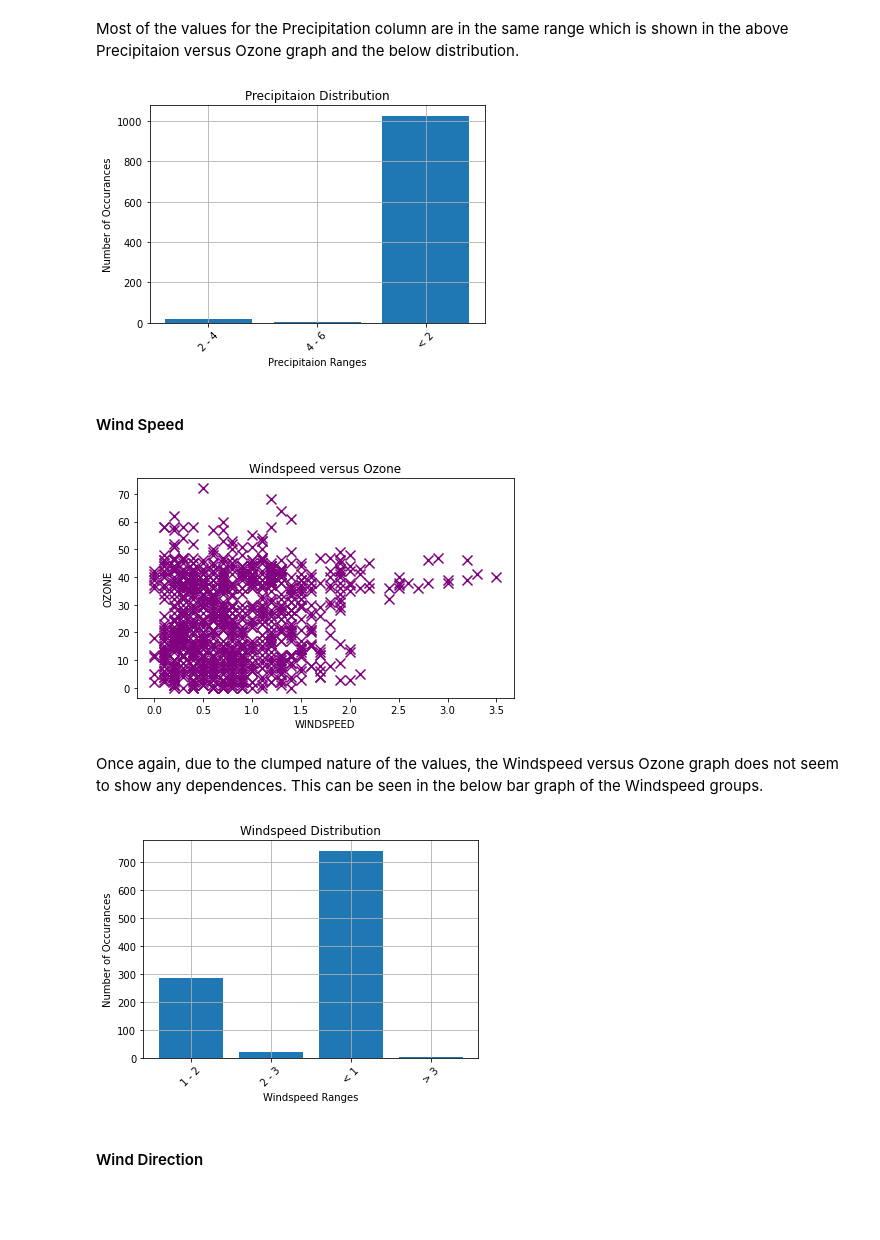
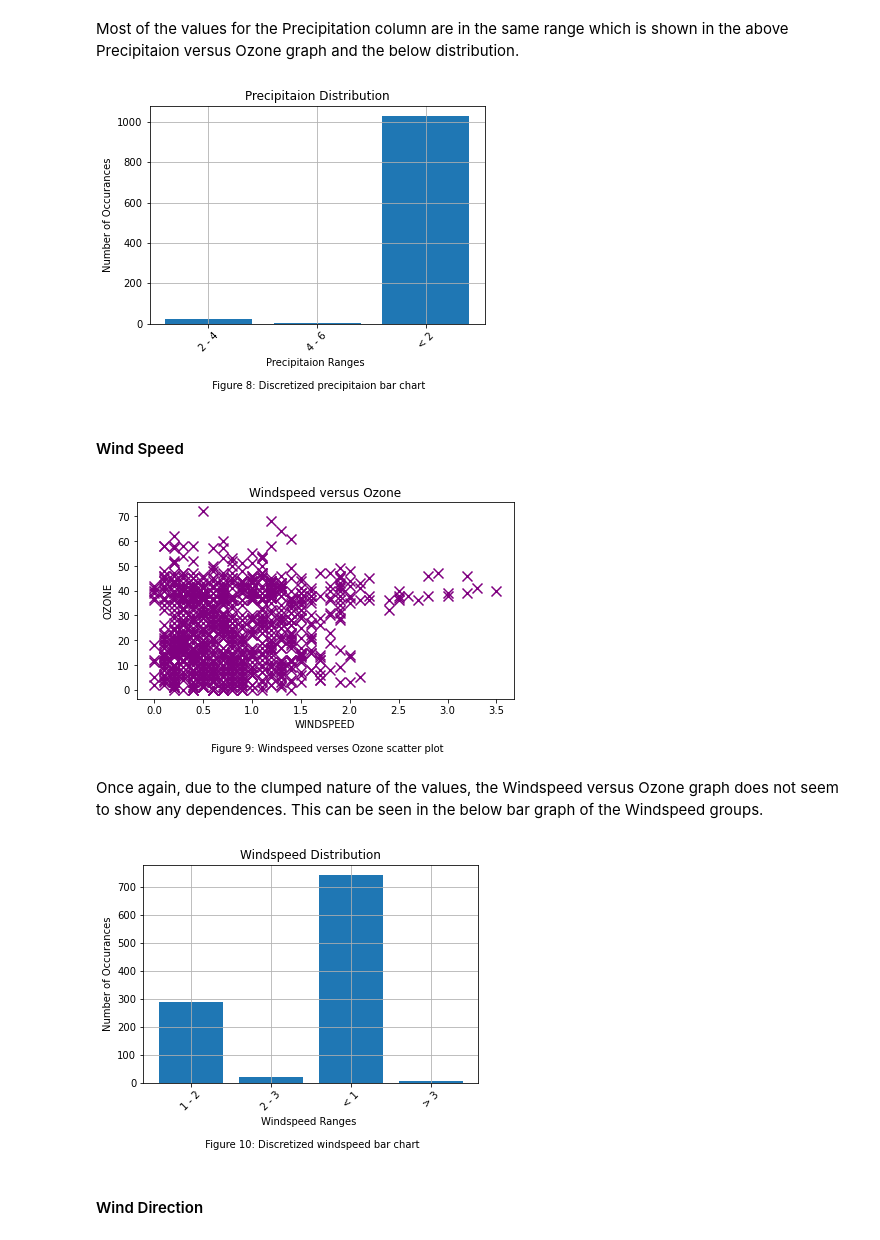
Before and after one commit to rdurnil/cpsc322project, a Jupyter notebook: technical_report.ipynb, the cells around one changed output. Saved outputs shown, nothing was run; the diff lists cells and outputs as text; code cells hidden in the pictures; blank space fills up the shorter version.

```diff
--- a/technical_report.ipynb
+++ b/technical_report.ipynb
@@ -136,14 +137,14 @@ Most of the values for the Precipitation column are in the same range which is s
 # %%
 att_name = "Precipitaion"
 att_vals = discretized_data.get_column(att_name)
 unique_vals = myutils.find_unique_items(att_vals)
 num_vals = myutils.count_unique_items(att_vals, unique_vals)
 title = "Precipitaion Distribution"
-x_label = "Precipitaion Ranges"
+x_label = "Precipitaion Ranges \n \n Figure 8: Discretized precipitaion bar chart"
 y_label = "Number of Occurances"
 myutils.bar_chart(unique_vals, num_vals, title=title, xlabel=x_label, ylabel=y_label, rotation=45)
 # %% [output]
-[figure, old version]
+[figure, new version]
 # %% [markdown]
 #### Wind Speed
 # %%
@@ -152,9 +153,10 @@ y_label = "OZONE"
 x_data = continuous_data.get_column(x_label)
 y_data = continuous_data.get_column(y_label)
 title = "Windspeed versus Ozone"
+x_label = x_label + "\n \n Figure 9: Windspeed verses Ozone scatter plot"
 myvisualization.scatter_chart_creation(x_data, y_data, x_label=x_label, y_label=y_label, title=title)
 # %% [output]
-[figure, old version]
+[figure, new version]
 # %% [markdown]
 Once again, due to the clumped nature of the values, the Windspeed versus Ozone graph does not seem to show any dependences. This can be seen in the below bar graph of the Windspeed groups.
 # %%
@@ -163,11 +165,11 @@ att_vals = discretized_data.get_column(att_name)
 unique_vals = myutils.find_unique_items(att_vals)
 num_vals = myutils.count_unique_items(att_vals, unique_vals)
 title = "Windspeed Distribution"
-x_label = "Windspeed Ranges"
+x_label = "Windspeed Ranges \n \n Figure 10: Discretized windspeed bar chart"
 y_label = "Number of Occurances"
 myutils.bar_chart(unique_vals, num_vals, title=title, xlabel=x_label, ylabel=y_label, rotation=45)
 # %% [output]
-[figure, old version]
+[figure, new version]
 # %% [markdown]
 #### Wind Direction
 # %%
```
Also changed, not shown: parts of 17 cells of this notebook.
